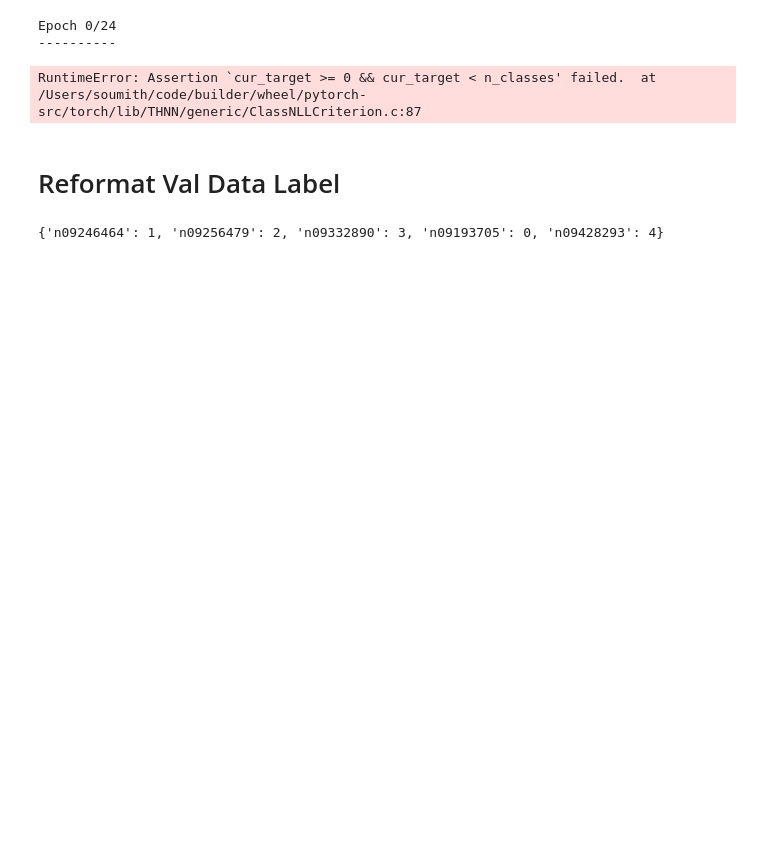
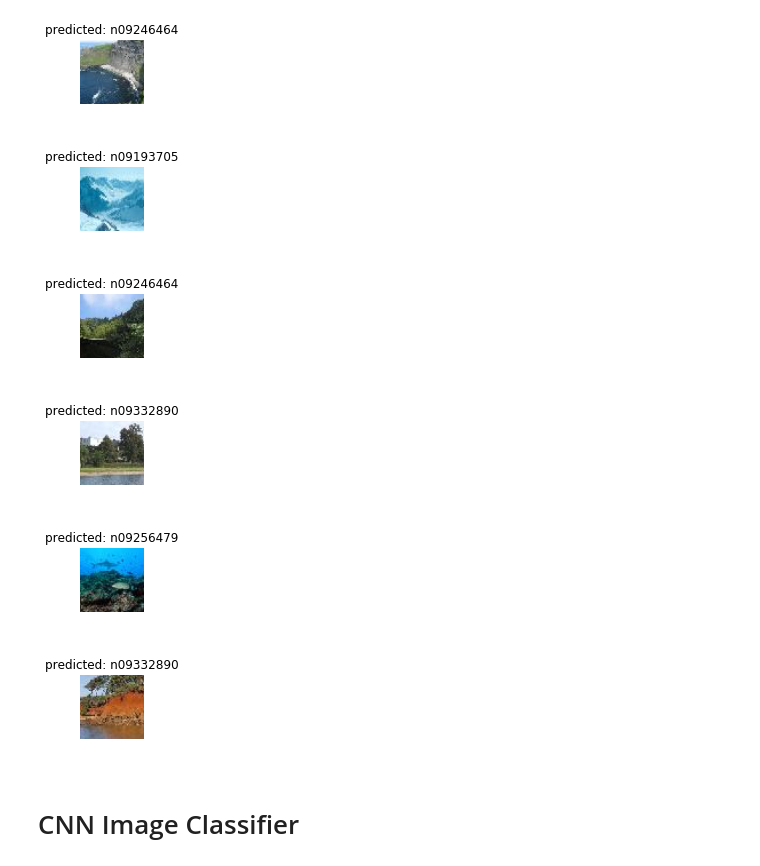
Before and after one commit to dingaaling/torchTutorial, a Jupyter notebook: hw3.ipynb, the cells around one changed output. Saved outputs shown, nothing was run; the diff lists cells and outputs as text; code cells hidden in the pictures; blank space fills up the shorter version.

Commit message:
Models and code

```diff
--- a/hw3.ipynb
+++ b/hw3.ipynb
@@ -73,0 +145,19 @@ print(image_datasets['val'].classes)
+# %%
+# Load pre-trained model and reset final fully connected layer
+
+model_ft = models.resnet18(pretrained=True)
+num_ftrs = model_ft.fc.in_features
+model_ft.fc = nn.Linear(num_ftrs, 5)
+
+if use_gpu:
+    model_ft = model_ft.cuda()
+
+criterion = nn.CrossEntropyLoss()
+
+# Observe that all parameters are being optimized
+optimizer_ft = optim.SGD(model_ft.parameters(), lr=0.001, momentum=0.9)
+
+# Decay LR by a factor of 0.1 every 7 epochs
+exp_lr_scheduler = lr_scheduler.StepLR(optimizer_ft, step_size=7, gamma=0.1)
+# %%
+model_ft = train_model(model_ft, criterion, optimizer_ft, exp_lr_scheduler, num_epochs=50)
@@ -190,3 +226,12 @@ def visualize_model(model, num_images=6):
 
             if images_so_far == num_images:
                 return
+# %%
+visualize_model(model_ft)
+# %% [output]
+[figure, added]
+[figure, added]
+[figure, added]
+[figure, added]
+[figure, added]
+[figure, added]
@@ -193 +240,3 @@ def visualize_model(model, num_images=6):
+# %% [markdown]
+# CNN Image Classifier
 # %%
@@ -210,17 +261,0 @@ exp_lr_scheduler = lr_scheduler.StepLR(optimizer_ft, step_size=7, gamma=0.1)
-# %%
-# Train Model
-model_ft = train_model(model_ft, criterion, optimizer_ft, exp_lr_scheduler, num_epochs=25)
-# %% [output]
-Epoch 0/24
-----------
-RuntimeError: Assertion `cur_target >= 0 && cur_target < n_classes' failed.  at /Users/soumith/code/builder/wheel/pytorch-src/torch/lib/THNN/generic/ClassNLLCriterion.c:87
-# %% [markdown]
-# Reformat Val Data Label
-# %%
-# Create label mapping for each class
-labelDict = {}
-for i, label in enumerate(image_datasets['train'].classes):
-    labelDict[label] = i
-print(labelDict)
-# %% [output]
-{'n09246464': 1, 'n09256479': 2, 'n09332890': 3, 'n09193705': 0, 'n09428293': 4}
```
Also changed, not shown: parts of 17 cells of this notebook, 9 other files.
